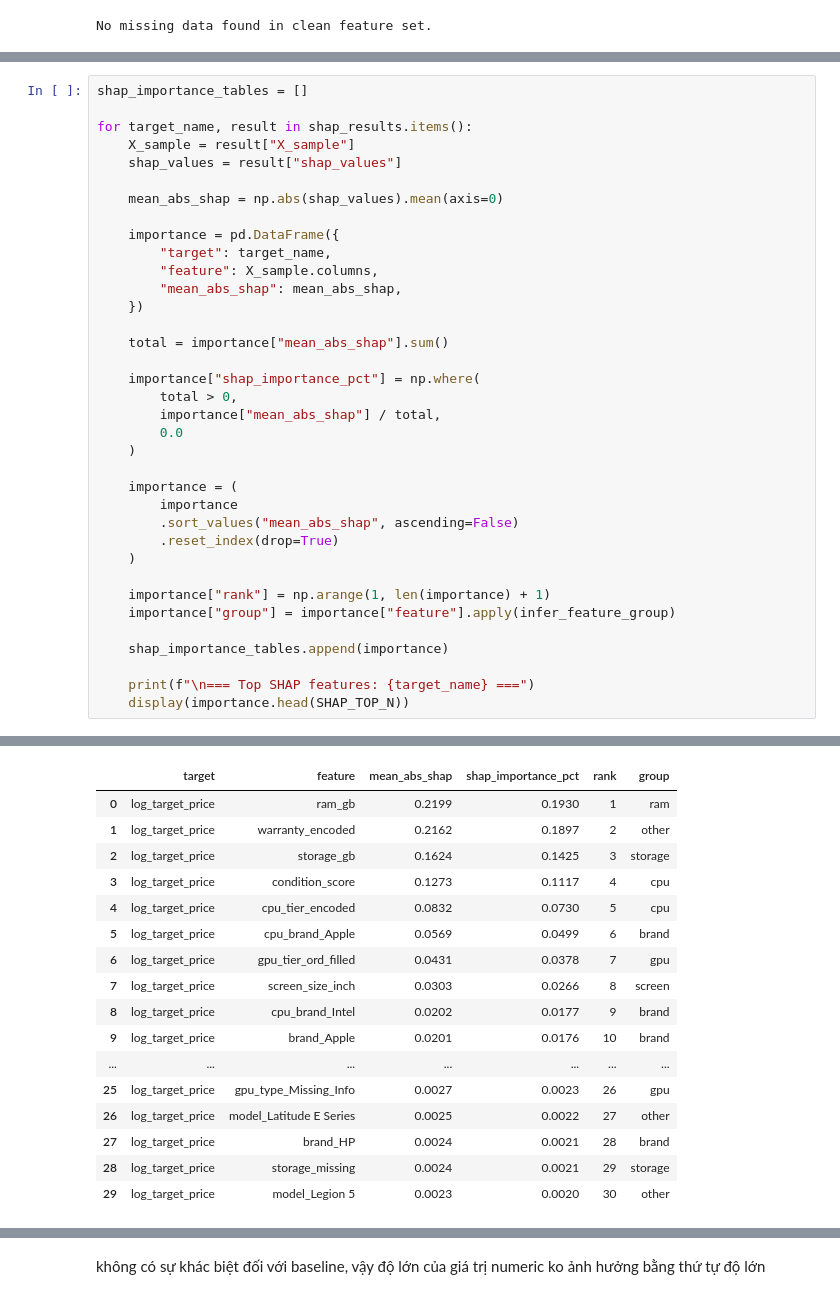
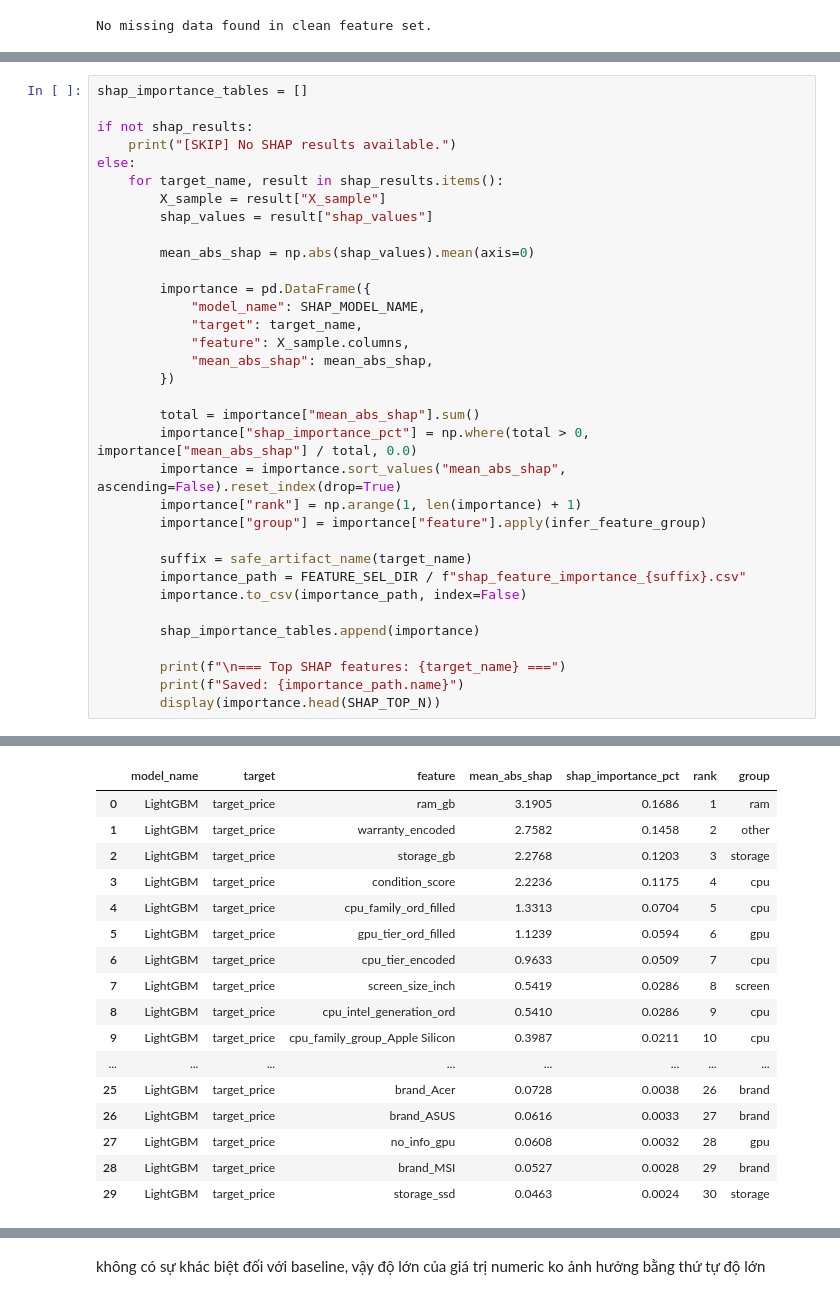
Before and after one commit to thisYui/Laptop-Price-Prediction, a Jupyter notebook: notebooks/modeling/11_feature_selection_and_ablation.ipynb, the cells around one changed output, grey strips where cells are left out. Drawn from its saved outputs; the diff is of its cells as text.

```diff
--- a/notebooks/modeling/11_feature_selection_and_ablation.ipynb
+++ b/notebooks/modeling/11_feature_selection_and_ablation.ipynb
@@ -1507,37 +1494,35 @@ SHAP values shape: (1000, 75)
 # %%
 shap_importance_tables = []
 
-for target_name, result in shap_results.items():
-    X_sample = result["X_sample"]
-    shap_values = result["shap_values"]
+if not shap_results:
+    print("[SKIP] No SHAP results available.")
+else:
+    for target_name, result in shap_results.items():
+        X_sample = result["X_sample"]
+        shap_values = result["shap_values"]
 
-    mean_abs_shap = np.abs(shap_values).mean(axis=0)
+        mean_abs_shap = np.abs(shap_values).mean(axis=0)
 
-    importance = pd.DataFrame({
-        "target": target_name,
-        "feature": X_sample.columns,
-        "mean_abs_shap": mean_abs_shap,
-    })
+        importance = pd.DataFrame({
+            "model_name": SHAP_MODEL_NAME,
+            "target": target_name,
+            "feature": X_sample.columns,
+            "mean_abs_shap": mean_abs_shap,
+        })
 
-    total = importance["mean_abs_shap"].sum()
+        total = importance["mean_abs_shap"].sum()
+        importance["shap_importance_pct"] = np.where(total > 0, importance["mean_abs_shap"] / total, 0.0)
+        importance = importance.sort_values("mean_abs_shap", ascending=False).reset_index(drop=True)
+        importance["rank"] = np.arange(1, len(importance) + 1)
+        importance["group"] = importance["feature"].apply(infer_feature_group)
 
-    importance["shap_importance_pct"] = np.where(
-        total > 0,
-        importance["mean_abs_shap"] / total,
-        0.0
-    )
+        suffix = safe_artifact_name(target_name)
+        importance_path = FEATURE_SEL_DIR / f"shap_feature_importance_{suffix}.csv"
+        importance.to_csv(importance_path, index=False)
 
-    importance = (
-        importance
-        .sort_values("mean_abs_shap", ascending=False)
-        .reset_index(drop=True)
-    )
+        shap_importance_tables.append(importance)
 
-    importance["rank"] = np.arange(1, len(importance) + 1)
-    importance["group"] = importance["feature"].apply(infer_feature_group)
-
-    shap_importance_tables.append(importance)
-
-    print(f"\n=== Top SHAP features: {target_name} ===")
-    display(importance.head(SHAP_TOP_N))
+        print(f"\n=== Top SHAP features: {target_name} ===")
+        print(f"Saved: {importance_path.name}")
+        display(importance.head(SHAP_TOP_N))
 # %% [output]
@@ -1545,18 +1531,18 @@ for target_name, result in shap_results.items():
-|  | target | feature | mean_abs_shap | shap_importance_pct | rank | group |
-| 0 | log_target_price | ram_gb | 0.2199 | 0.1930 | 1 | ram |
-| 1 | log_target_price | warranty_encoded | 0.2162 | 0.1897 | 2 | other |
-| 2 | log_target_price | storage_gb | 0.1624 | 0.1425 | 3 | storage |
-| 3 | log_target_price | condition_score | 0.1273 | 0.1117 | 4 | cpu |
-| 4 | log_target_price | cpu_tier_encoded | 0.0832 | 0.0730 | 5 | cpu |
-| 5 | log_target_price | cpu_brand_Apple | 0.0569 | 0.0499 | 6 | brand |
-| 6 | log_target_price | gpu_tier_ord_filled | 0.0431 | 0.0378 | 7 | gpu |
-| 7 | log_target_price | screen_size_inch | 0.0303 | 0.0266 | 8 | screen |
-| 8 | log_target_price | cpu_brand_Intel | 0.0202 | 0.0177 | 9 | brand |
-| 9 | log_target_price | brand_Apple | 0.0201 | 0.0176 | 10 | brand |
-| ... | ... | ... | ... | ... | ... | ... |
-| 25 | log_target_price | gpu_type_Missing_Info | 0.0027 | 0.0023 | 26 | gpu |
-| 26 | log_target_price | model_Latitude E Series | 0.0025 | 0.0022 | 27 | other |
-| 27 | log_target_price | brand_HP | 0.0024 | 0.0021 | 28 | brand |
-| 28 | log_target_price | storage_missing | 0.0024 | 0.0021 | 29 | storage |
-| 29 | log_target_price | model_Legion 5 | 0.0023 | 0.0020 | 30 | other |
+|  | model_name | target | feature | mean_abs_shap | shap_importance_pct | rank | group |
+| 0 | LightGBM | target_price | ram_gb | 3.1905 | 0.1686 | 1 | ram |
+| 1 | LightGBM | target_price | warranty_encoded | 2.7582 | 0.1458 | 2 | other |
+| 2 | LightGBM | target_price | storage_gb | 2.2768 | 0.1203 | 3 | storage |
+| 3 | LightGBM | target_price | condition_score | 2.2236 | 0.1175 | 4 | cpu |
+| 4 | LightGBM | target_price | cpu_family_ord_filled | 1.3313 | 0.0704 | 5 | cpu |
+| 5 | LightGBM | target_price | gpu_tier_ord_filled | 1.1239 | 0.0594 | 6 | gpu |
+| 6 | LightGBM | target_price | cpu_tier_encoded | 0.9633 | 0.0509 | 7 | cpu |
+| 7 | LightGBM | target_price | screen_size_inch | 0.5419 | 0.0286 | 8 | screen |
+| 8 | LightGBM | target_price | cpu_intel_generation_ord | 0.5410 | 0.0286 | 9 | cpu |
+| 9 | LightGBM | target_price | cpu_family_group_Apple Silicon | 0.3987 | 0.0211 | 10 | cpu |
+| ... | ... | ... | ... | ... | ... | ... | ... |
+| 25 | LightGBM | target_price | brand_Acer | 0.0728 | 0.0038 | 26 | brand |
+| 26 | LightGBM | target_price | brand_ASUS | 0.0616 | 0.0033 | 27 | brand |
+| 27 | LightGBM | target_price | no_info_gpu | 0.0608 | 0.0032 | 28 | gpu |
+| 28 | LightGBM | target_price | brand_MSI | 0.0527 | 0.0028 | 29 | brand |
+| 29 | LightGBM | target_price | storage_ssd | 0.0463 | 0.0024 | 30 | storage |
 # %% [markdown]
```
Also changed, not shown: parts of 100 cells of this notebook, 20 other files.
